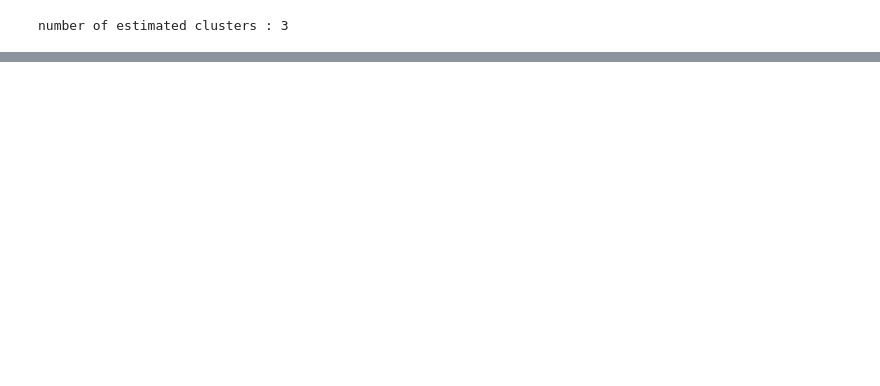
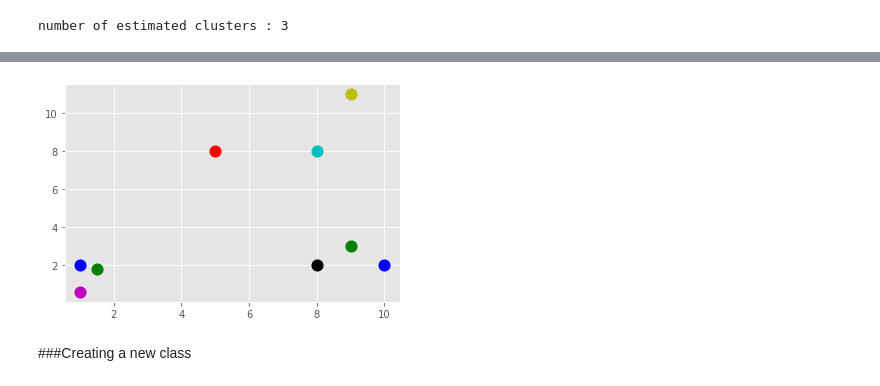
Before and after one commit to leadeeerq/machine-learning, a Jupyter notebook: ML_MeanShift.ipynb, the cells around one changed output, grey strips where cells are left out. Drawn from its saved outputs; the diff is of its cells as text; code cells hidden in the pictures; blank space fills up the shorter version.

```diff
--- a/ML_MeanShift.ipynb
+++ b/ML_MeanShift.ipynb
@@ -219,0 +253,10 @@ plt.show()
+# %%
+for point in range(len(X)):
+  # print (point, X[point])
+  plt.scatter(X[point][0], X[point][1], color = colors[point], s = 50, linewidths = 5)
+
+plt.show()
+# %% [output]
+[figure, added]
+# %% [markdown]
+###Creating a new class
```
Also changed, not shown: parts of 21 cells of this notebook.
